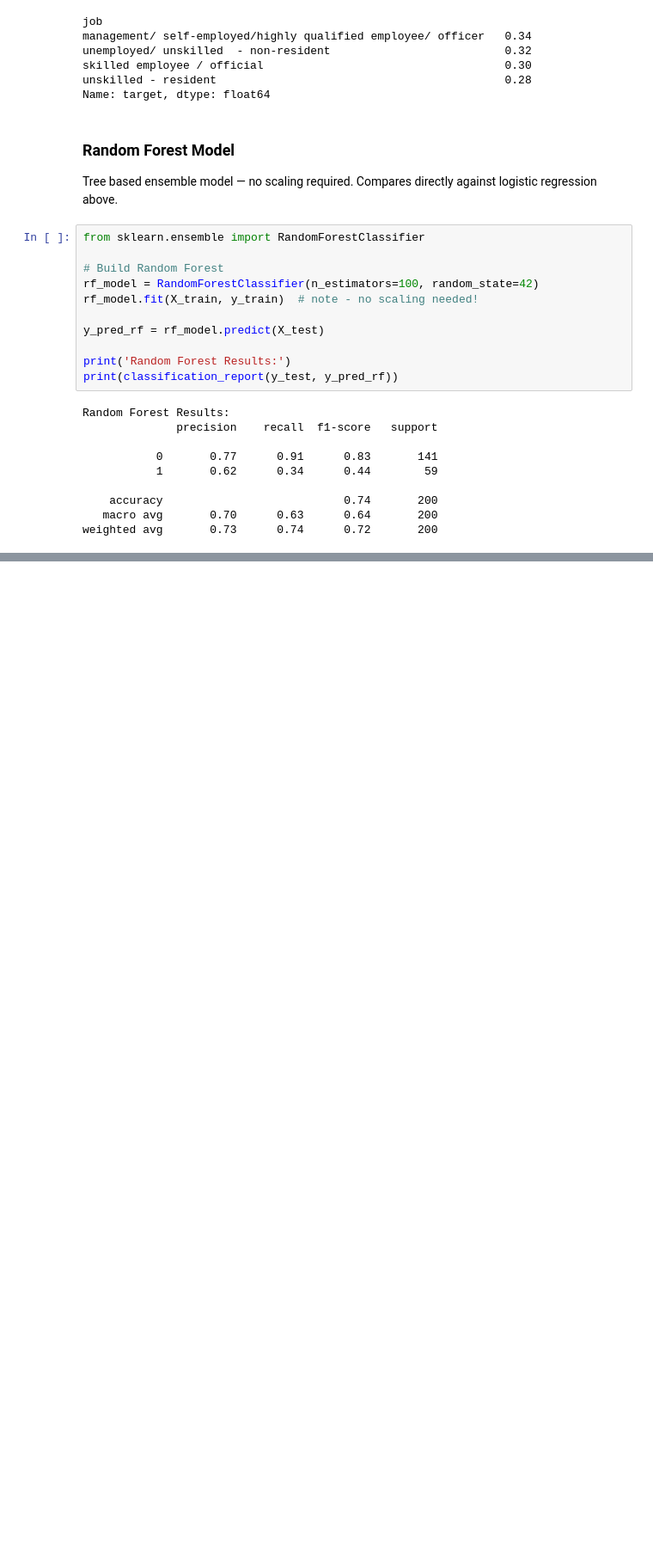
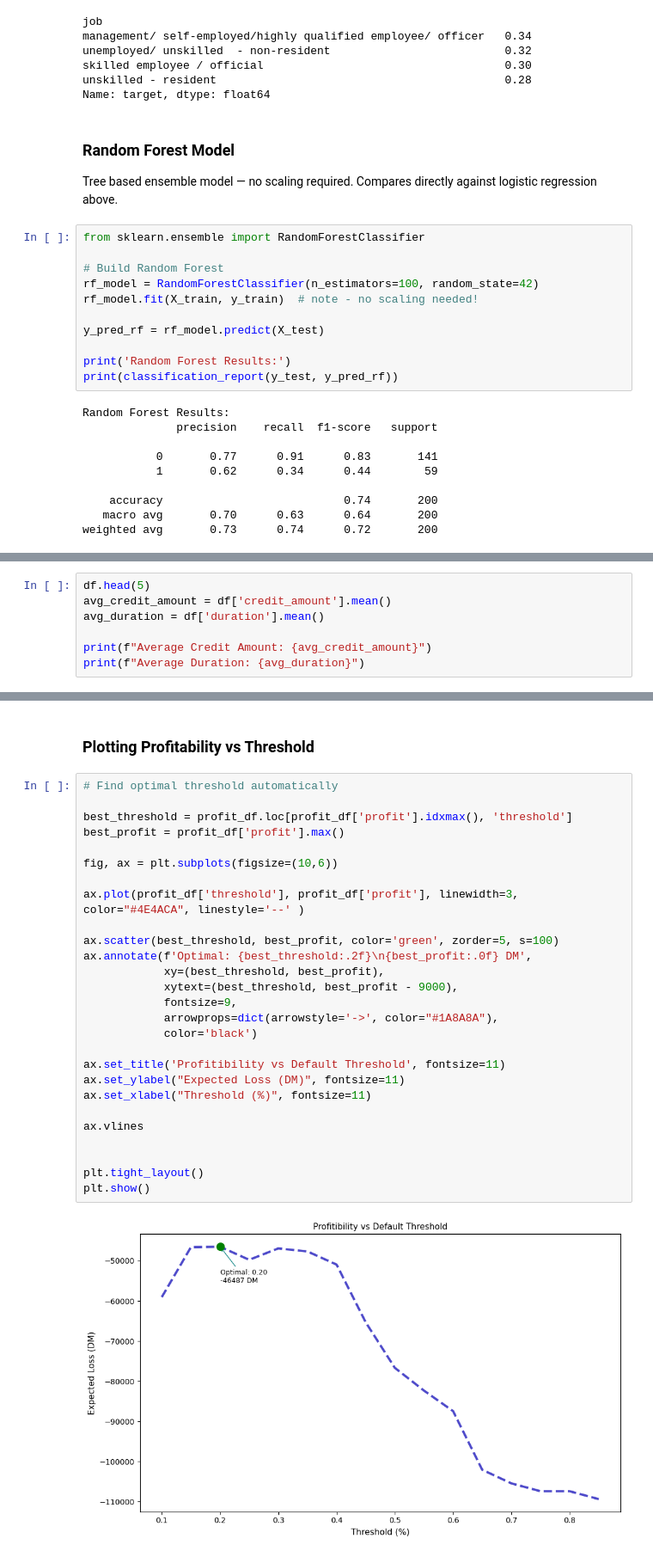
Before and after one commit to smallchuch/CreditRiskLearning, a Jupyter notebook: Exploration/modelling.ipynb, the cells around one changed output, grey strips where cells are left out. Shown at 86% size. Cells and saved outputs as stored; diff of their text form; blank space fills up the shorter version.

```diff
--- a/Exploration/modelling.ipynb
+++ b/Exploration/modelling.ipynb
@@ -456,0 +522,7 @@ weighted avg       0.75      0.66      0.67       200
+# %%
+df.head(5)
+avg_credit_amount = df['credit_amount'].mean()
+avg_duration = df['duration'].mean()
+
+print(f"Average Credit Amount: {avg_credit_amount}")
+print(f"Average Duration: {avg_duration}")
@@ -456,0 +597,31 @@ weighted avg       0.75      0.66      0.67       200
+# %% [markdown]
+### Plotting Profitability vs Threshold
+# %%
+# Find optimal threshold automatically
+
+best_threshold = profit_df.loc[profit_df['profit'].idxmax(), 'threshold']
+best_profit = profit_df['profit'].max()
+
+fig, ax = plt.subplots(figsize=(10,6))
+
+ax.plot(profit_df['threshold'], profit_df['profit'], linewidth=3, color="#4E4ACA", linestyle='--' )
+
+ax.scatter(best_threshold, best_profit, color='green', zorder=5, s=100)
+ax.annotate(f'Optimal: {best_threshold:.2f}\n{best_profit:.0f} DM',
+            xy=(best_threshold, best_profit),
+            xytext=(best_threshold, best_profit - 9000),
+            fontsize=9,
+            arrowprops=dict(arrowstyle='->', color="#1A8A8A"),
+            color='black')
+
+ax.set_title('Profitibility vs Default Threshold', fontsize=11)
+ax.set_ylabel("Expected Loss (DM)", fontsize=11)
+ax.set_xlabel("Threshold (%)", fontsize=11)
+
+ax.vlines
+
+
+plt.tight_layout()
+plt.show()
+# %% [output]
+[figure, added]
```
Also changed, not shown: parts of 9 cells of this notebook, 1 other file.
